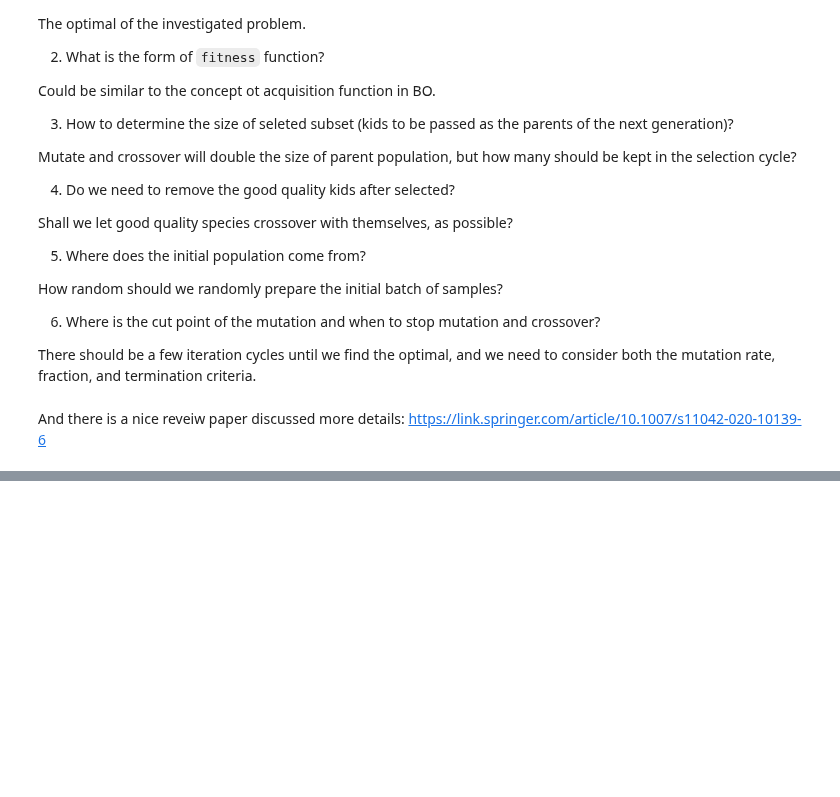
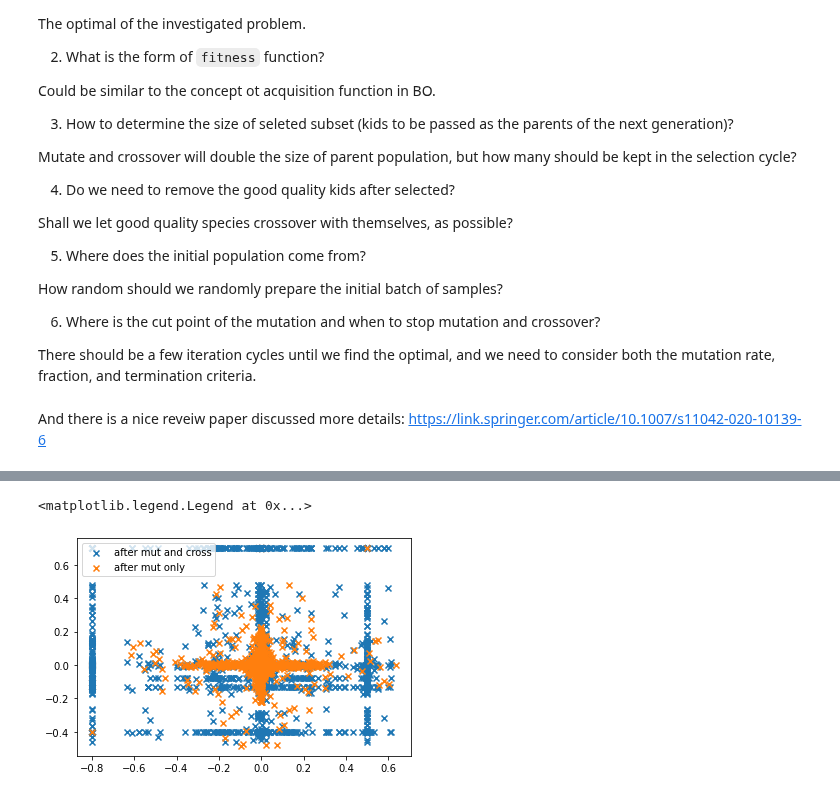
Before and after one commit to xueannafang/learn_opt, a Jupyter notebook: learn_GeneticAlgorithm.ipynb, the cells around one changed output, grey strips where cells are left out. Saved outputs shown, nothing was run; the diff lists cells and outputs as text; code cells hidden in the pictures; blank space fills up the shorter version.

```diff
--- a/learn_GeneticAlgorithm.ipynb
+++ b/learn_GeneticAlgorithm.ipynb
@@ -597,0 +748,9 @@ And there is a nice reveiw paper discussed more details: https://link.springer.c
+# %%
+plt.scatter(pop_itr_2_arr[:,0], pop_itr_2_arr[:,1], marker = "x", label = "after mut and cross")
+plt.scatter(pop_itr_2_no_cross[:,0], pop_itr_2_no_cross[:,1], marker = "x", label = "after mut only")
+plt.legend()
+
+#so, as we can see, crossover expands things faster than only using mutation..
+# %% [output]
+<matplotlib.legend.Legend at 0x...>
+[figure, added]
```
Also changed, not shown: parts of 16 cells of this notebook.
